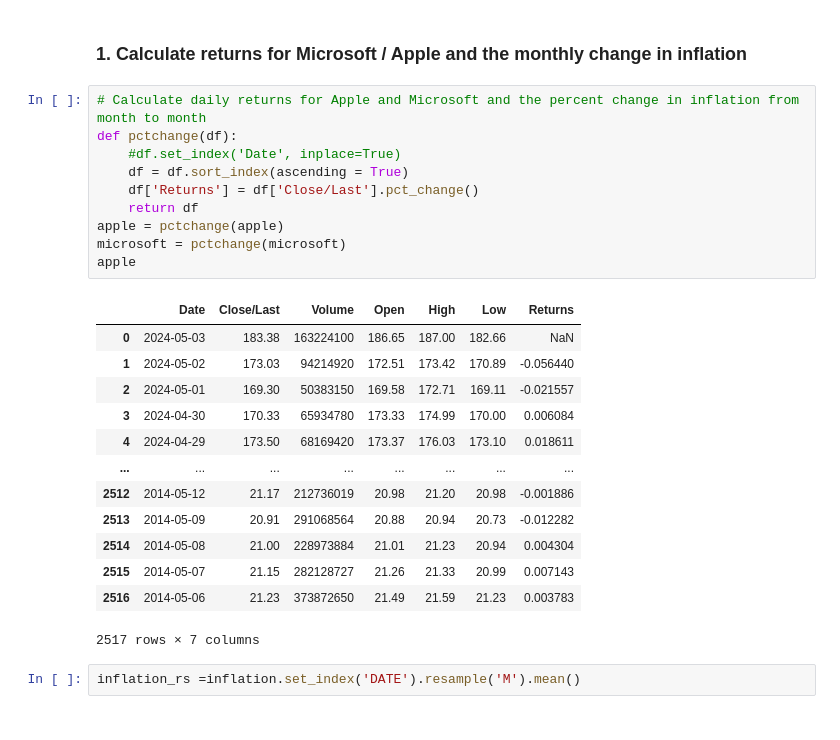
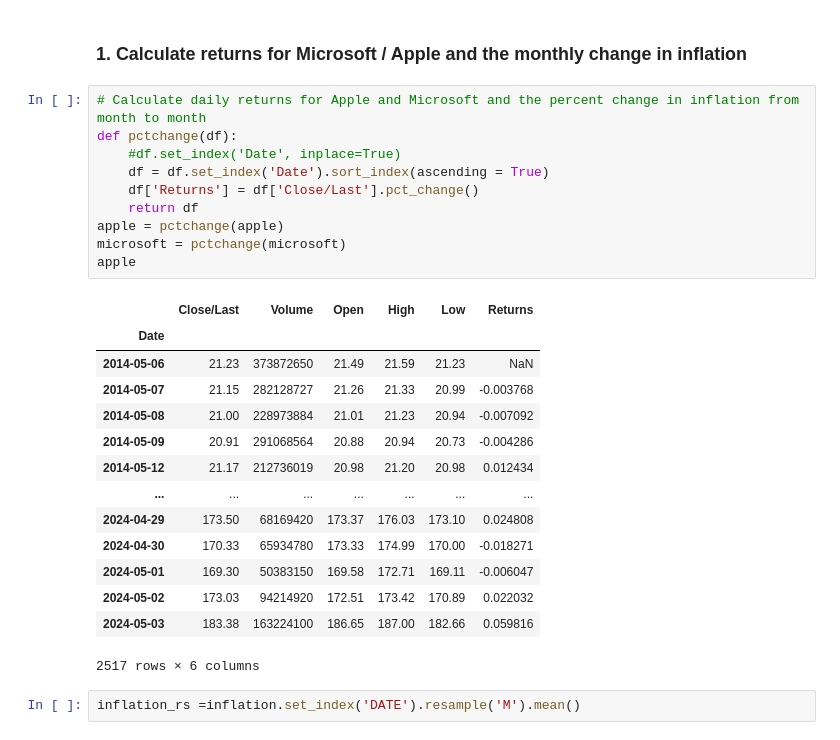
Before and after one commit to nurkayevaa/Stock-data-prep, a Jupyter notebook: Preparing-for-data-analysis-project-student.ipynb, the cells around one changed output. Drawn from its saved outputs; the diff is of its cells as text.

```diff
--- a/Preparing-for-data-analysis-project-student.ipynb
+++ b/Preparing-for-data-analysis-project-student.ipynb
@@ -442,27 +442,28 @@ This will require several steps:
 # %%
 # Calculate daily returns for Apple and Microsoft and the percent change in inflation from month to month
 def pctchange(df):
     #df.set_index('Date', inplace=True)
-    df = df.sort_index(ascending = True)
+    df = df.set_index('Date').sort_index(ascending = True)
     df['Returns'] = df['Close/Last'].pct_change()
     return df
 apple = pctchange(apple)
 microsoft = pctchange(microsoft)
 apple
 # %% [output]
-|  | Date | Close/Last | Volume | Open | High | Low | Returns |
-| 0 | 2024-05-03 | 183.38 | 163224100 | 186.65 | 187.00 | 182.66 | NaN |
-| 1 | 2024-05-02 | 173.03 | 94214920 | 172.51 | 173.42 | 170.89 | -0.056440 |
-| 2 | 2024-05-01 | 169.30 | 50383150 | 169.58 | 172.71 | 169.11 | -0.021557 |
-| 3 | 2024-04-30 | 170.33 | 65934780 | 173.33 | 174.99 | 170.00 | 0.006084 |
-| 4 | 2024-04-29 | 173.50 | 68169420 | 173.37 | 176.03 | 173.10 | 0.018611 |
-| ... | ... | ... | ... | ... | ... | ... | ... |
-| 2512 | 2014-05-12 | 21.17 | 212736019 | 20.98 | 21.20 | 20.98 | -0.001886 |
-| 2513 | 2014-05-09 | 20.91 | 291068564 | 20.88 | 20.94 | 20.73 | -0.012282 |
-| 2514 | 2014-05-08 | 21.00 | 228973884 | 21.01 | 21.23 | 20.94 | 0.004304 |
-| 2515 | 2014-05-07 | 21.15 | 282128727 | 21.26 | 21.33 | 20.99 | 0.007143 |
-| 2516 | 2014-05-06 | 21.23 | 373872650 | 21.49 | 21.59 | 21.23 | 0.003783 |
+|  | Close/Last | Volume | Open | High | Low | Returns |
+| Date |  |  |  |  |  |  |
+| 2014-05-06 | 21.23 | 373872650 | 21.49 | 21.59 | 21.23 | NaN |
+| 2014-05-07 | 21.15 | 282128727 | 21.26 | 21.33 | 20.99 | -0.003768 |
+| 2014-05-08 | 21.00 | 228973884 | 21.01 | 21.23 | 20.94 | -0.007092 |
+| 2014-05-09 | 20.91 | 291068564 | 20.88 | 20.94 | 20.73 | -0.004286 |
+| 2014-05-12 | 21.17 | 212736019 | 20.98 | 21.20 | 20.98 | 0.012434 |
+| ... | ... | ... | ... | ... | ... | ... |
+| 2024-04-29 | 173.50 | 68169420 | 173.37 | 176.03 | 173.10 | 0.024808 |
+| 2024-04-30 | 170.33 | 65934780 | 173.33 | 174.99 | 170.00 | -0.018271 |
+| 2024-05-01 | 169.30 | 50383150 | 169.58 | 172.71 | 169.11 | -0.006047 |
+| 2024-05-02 | 173.03 | 94214920 | 172.51 | 173.42 | 170.89 | 0.022032 |
+| 2024-05-03 | 183.38 | 163224100 | 186.65 | 187.00 | 182.66 | 0.059816 |
-2517 rows × 7 columns
+2517 rows × 6 columns
 # %%
 inflation_rs =inflation.set_index('DATE').resample('M').mean()
 # %% [markdown]
```
Also changed, not shown: parts of 6 cells of this notebook.
